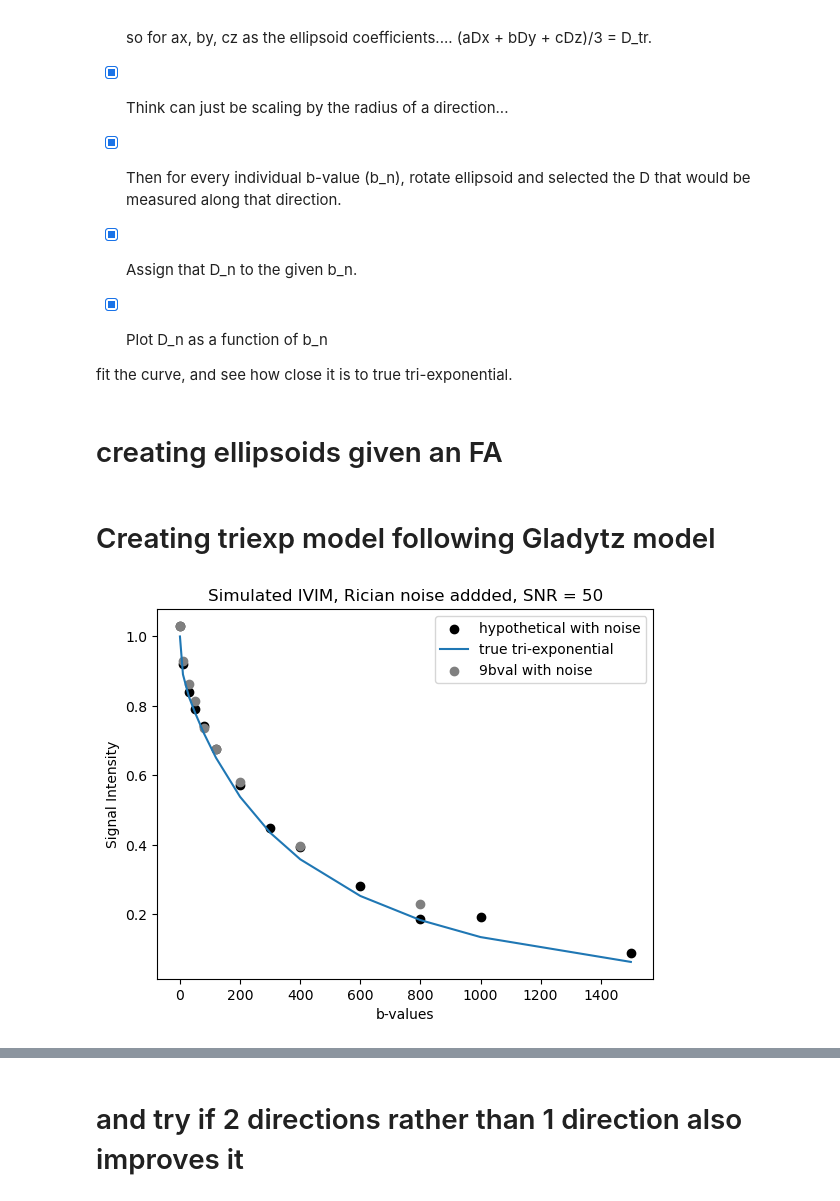
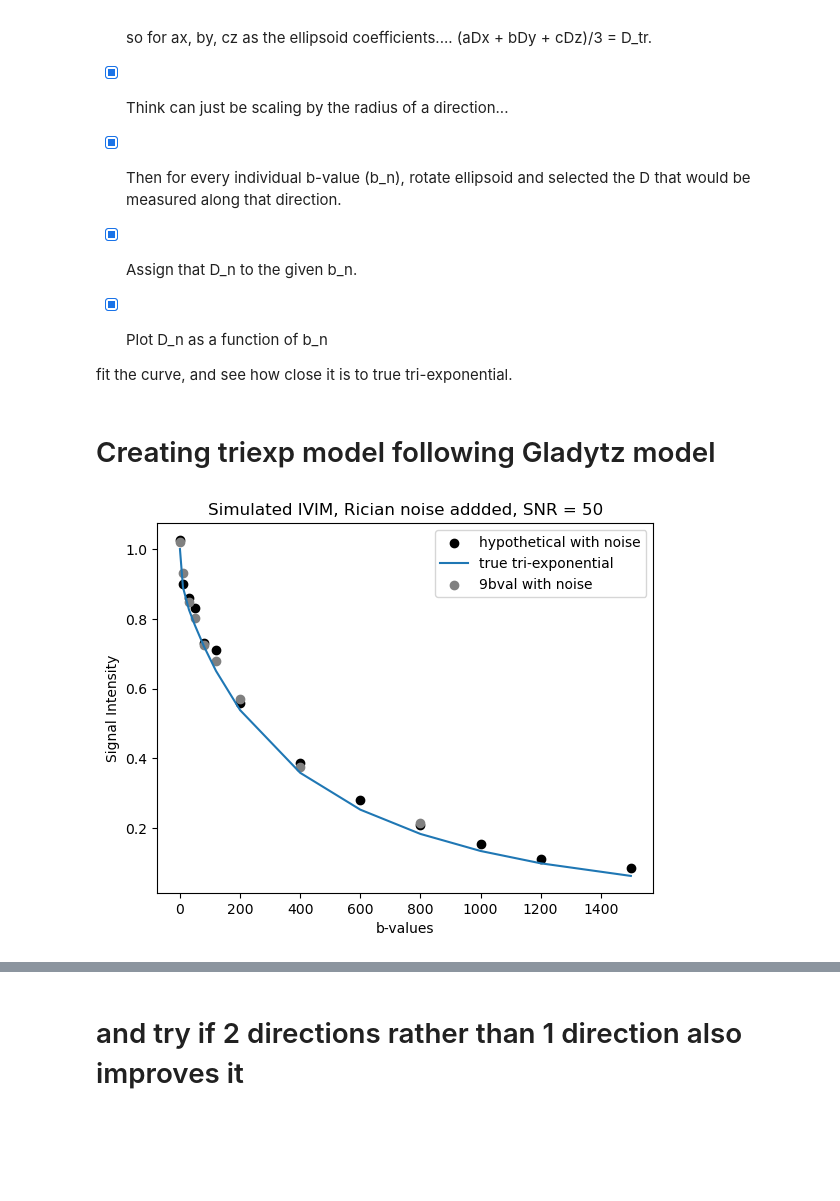
Before and after one commit to miramliu/Multiexp_Simulations_python, a Jupyter notebook: SimulationOfKidneySignal.ipynb, the cells around one changed output, grey strips where cells are left out. Drawn from its saved outputs; the diff is of its cells as text; code cells hidden in the pictures; blank space fills up the shorter version.

```diff
--- a/SimulationOfKidneySignal.ipynb
+++ b/SimulationOfKidneySignal.ipynb
@@ -134,5 +90,3 @@ guess: tubular would be in between?
 - [x] Plot D_n as a function of b_n
 
 fit the curve, and see how close it is to true tri-exponential.
-# %% [markdown]
-# creating ellipsoids given an FA
@@ -171,20 +95,35 @@ abc_test = GenerateFA_Ellipsoid(.5,FAs,abcs)
 # %%
 #Diffusion Parameters (Baseline)
 diff_fast   = 0.180
 diff_med    = 0.0058 #[0.006 0.007 0.008 0.009 0.010];
 diff_slow   = 0.0015
 frac_fast   = 0.10
 frac_med    = 0.30
 frac_slow   = 0.60
 
 #hypothetical for the moment
 b_values9 = np.array([0,10,30,50,80,120,200,400,800])
-b_values = np.array([0,10,30,50,80,120,200,300,400,600,800,1000,1500])
+b_values = np.array([0,10,30,50,80,120,200,400,600,800,1000,1200, 1500]) # just large range 13 b values 0 - 1500
 
-def triexp_func(b, frac_fast,frac_med,frac_slow,diff_fast,diff_med,diff_slow):
-    return (1-frac_med-frac_fast)*np.exp(-b*diff_slow)+frac_med*np.exp(-b*diff_med)+frac_fast*np.exp(-b*diff_fast)
+b_values11 = np.array([0,10,30,50,80,120,200,400,800, 1100, 1380]) # medium range 11 b values 0 - 1380
 
 SI = triexp_func(b_values,frac_fast,frac_med,frac_slow,diff_fast,diff_med,diff_slow)
 SI_9  = triexp_func(b_values9,frac_fast,frac_med,frac_slow,diff_fast,diff_med,diff_slow)
 ## can also add noise eventually, but not right now?
 # or try adding rician from old code
+
+SI_noise = NoiseRice(SI, .02) # with SNR = 50
+
+SI_noise9 = NoiseRice(SI_9, .02) # with SNR = 50
+
+pl.scatter(b_values,SI_noise,color = 'black', label = 'hypothetical with noise')
+pl.plot(b_values,SI,label = 'true tri-exponential')
+pl.title('Simulated IVIM, Rician noise addded, SNR = 50')
+pl.xlabel('b-values')
+pl.ylabel('Signal Intensity')
+
+pl.scatter(b_values9,SI_noise9,color = 'gray', label = '9bval with noise')
+pl.legend()
+pl.show()
+# %% [output]
+[figure, added]
@@ -207,15 +130,3 @@ SI_noise9 = NoiseRice(SI_9, .02) # with SNR = 50
-# %%
-pl.scatter(b_values,SI_noise,color = 'black', label = 'hypothetical with noise')
-pl.plot(b_values,SI,label = 'true tri-exponential')
-pl.title('Simulated IVIM, Rician noise addded, SNR = 50')
-pl.xlabel('b-values')
-pl.ylabel('Signal Intensity')
-
-pl.scatter(b_values9,SI_noise9,color = 'gray', label = '9bval with noise')
-pl.legend()
-pl.show()
-# %% [output]
-[figure, removed]
 # %% [markdown]
 # Calculation of effect of measuring only one direction
 So this is 13 b-values
```
Also changed, not shown: parts of 16 cells of this notebook, 2 other files.
